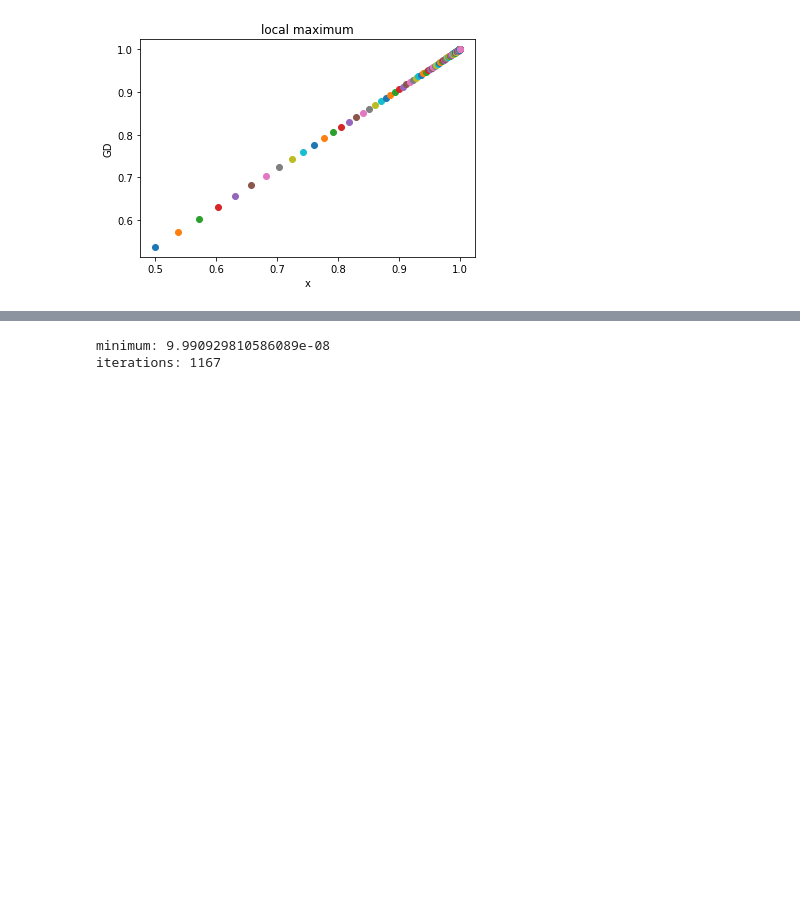
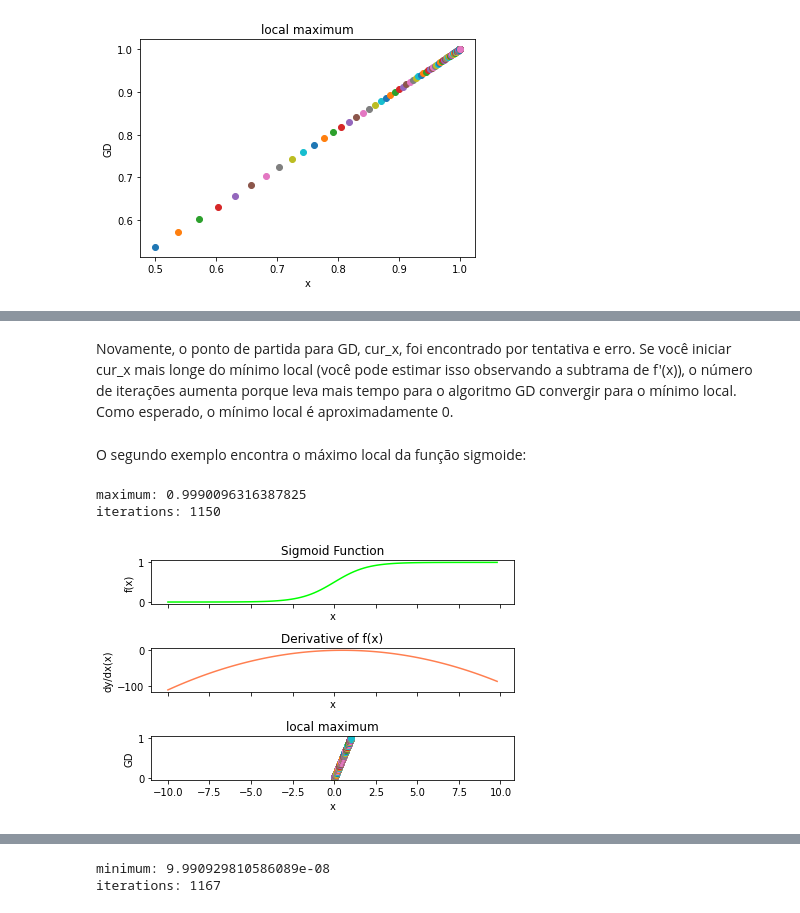
Before and after one commit to caiquemiranda/data-science-python-mongodb, a Jupyter notebook: 04-Gradient_descent.ipynb, the cells around one changed output, grey strips where cells are left out. Cells and saved outputs as stored; diff of their text form; code cells hidden in the pictures; blank space fills up the shorter version.

```diff
--- a/04-Gradient_descent.ipynb
+++ b/04-Gradient_descent.ipynb
@@ -116,0 +247,48 @@ maximum: 0.9998475518984531 iterations: 127
+# %% [markdown]
+Novamente, o ponto de partida para GD, cur_x, foi encontrado por
+tentativa e erro. Se você iniciar cur_x mais longe do mínimo local (você pode
+estimar isso observando a subtrama de f'(x)), o número de iterações aumenta
+porque leva mais tempo para o algoritmo GD convergir para o mínimo local.
+Como esperado, o mínimo local é aproximadamente 0.
+# %% [markdown]
+O segundo exemplo encontra o máximo local da função sigmoide:
+# %%
+import matplotlib.pyplot as plt, numpy as np
+
+def sigmoid(x):
+    return 1 / (1 + np.exp(-x))
+def df(x):
+    return x * (1-x)
+
+if __name__ == "__main__":
+    x = np.arange(-10., 10., 0.2)
+    y, y_dx = sigmoid(x), df(x)
+    f, axarr = plt.subplots(3, sharex=True)
+    axarr[0].plot(x, y, color='lime')
+    axarr[0].set_xlabel('x')
+    axarr[0].set_ylabel('f(x)')
+    axarr[0].set_title('Sigmoid Function')
+    axarr[1].plot(x, y_dx, color='coral')
+    axarr[1].set_xlabel('x')
+    axarr[1].set_ylabel('dy/dx(x)')
+    axarr[1].set_title('Derivative of f(x)')
+    axarr[2].set_xlabel('x')
+    axarr[2].set_ylabel('GD')
+    axarr[2].set_title('local maximum')
+    iterations, cur_x, gamma, precision = 0, 0.01, 0.01, 0.00001
+    previous_step_size = cur_x
+
+    while previous_step_size > precision:
+        prev_x = cur_x
+        cur_x += -gamma * -df(prev_x)
+        previous_step_size = abs(cur_x - prev_x)
+        iterations += 1
+        plt.plot(prev_x, cur_x, "o")
+    f.subplots_adjust(hspace=0.3)
+    f.tight_layout()
+    print ('maximum:', cur_x, '\niterations:', iterations)
+    plt.show()
+# %% [output]
+maximum: 0.9990096316387825
+iterations: 1150
+[figure, added]
```
Also changed, not shown: parts of 18 cells of this notebook.
